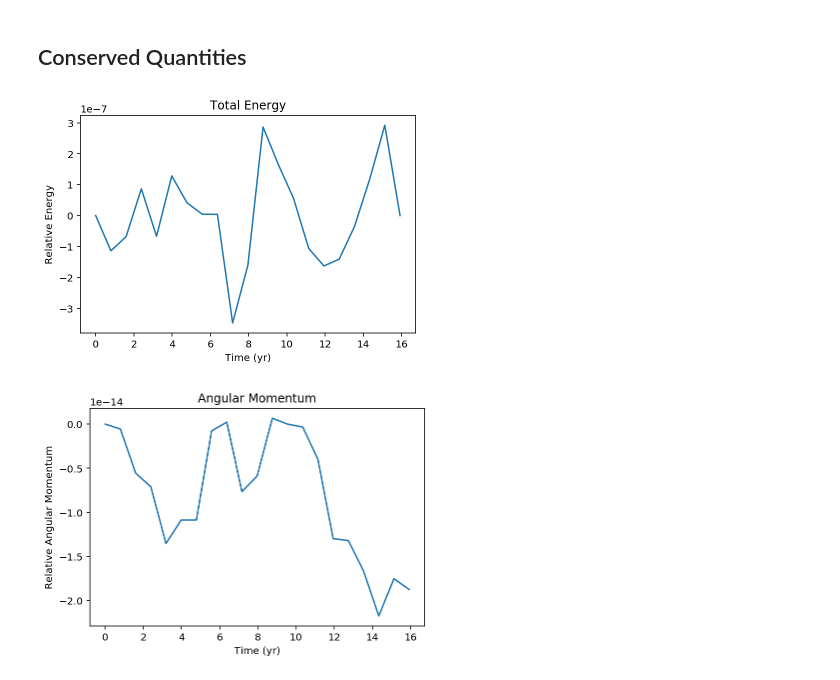
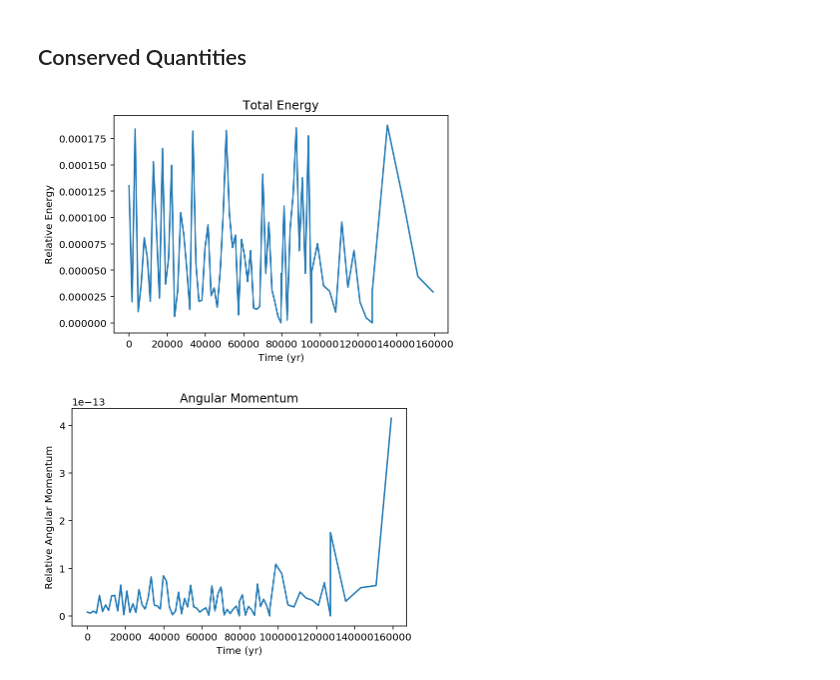
Before and after one commit to alex-kennedy/astro-c162, a Jupyter notebook: notebooks/post-process.ipynb, the cells around one changed output. Saved outputs shown, nothing was run; the diff lists cells and outputs as text; code cells hidden in the pictures.

```diff
--- a/notebooks/post-process.ipynb
+++ b/notebooks/post-process.ipynb
@@ -14,4 +14,6 @@ import rebound
 %config InlineBackend.figure_format = 'retina'
 # %%
 # Simulations Folder
-folder = '../data/simulations/2018-11-21_21-09-52/'
+# folder = '../data/simulations/2018-11-21_21-09-52/'
+# folder = '../data/simulations/from_vm'
+folder = '../data/simulations/2018-11-23_01-09-31-1e6'
@@ -113,18 +151,18 @@ plt.show()
 energy = np.array([s.calculate_energy() for s in sims])
 ang_mom = np.sqrt(np.sum(np.array([s.calculate_angular_momentum() for s in sims]) ** 2, axis=1))
 # %%
-plt.plot(t, energy / energy[0] - 1)
+plt.plot(t, np.abs(energy / np.roll(energy, -1) - 1))
 plt.title('Total Energy')
 plt.xlabel('Time (yr)')
 plt.ylabel('Relative Energy')
 plt.show()
 # %% [output]
-[figure, old version]
+[figure, new version]
 # %%
-plt.plot(t, ang_mom / ang_mom[0] - 1)
+plt.plot(t, np.abs(ang_mom / np.roll(ang_mom, -1) - 1))
 plt.title('Angular Momentum')
 plt.xlabel('Time (yr)')
 plt.ylabel('Relative Angular Momentum')
 plt.show()
 # %% [output]
-[figure, old version]
+[figure, new version]
```
Also changed, not shown: parts of 13 cells of this notebook, 1 other file.
